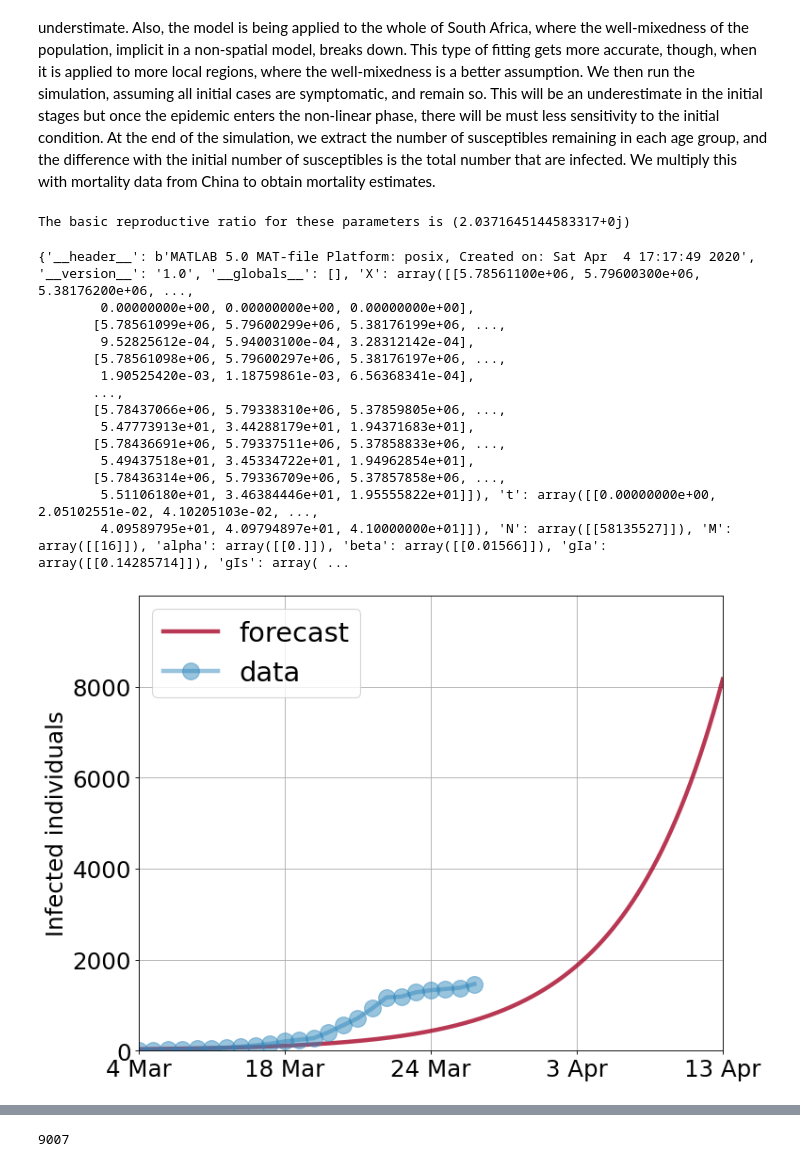
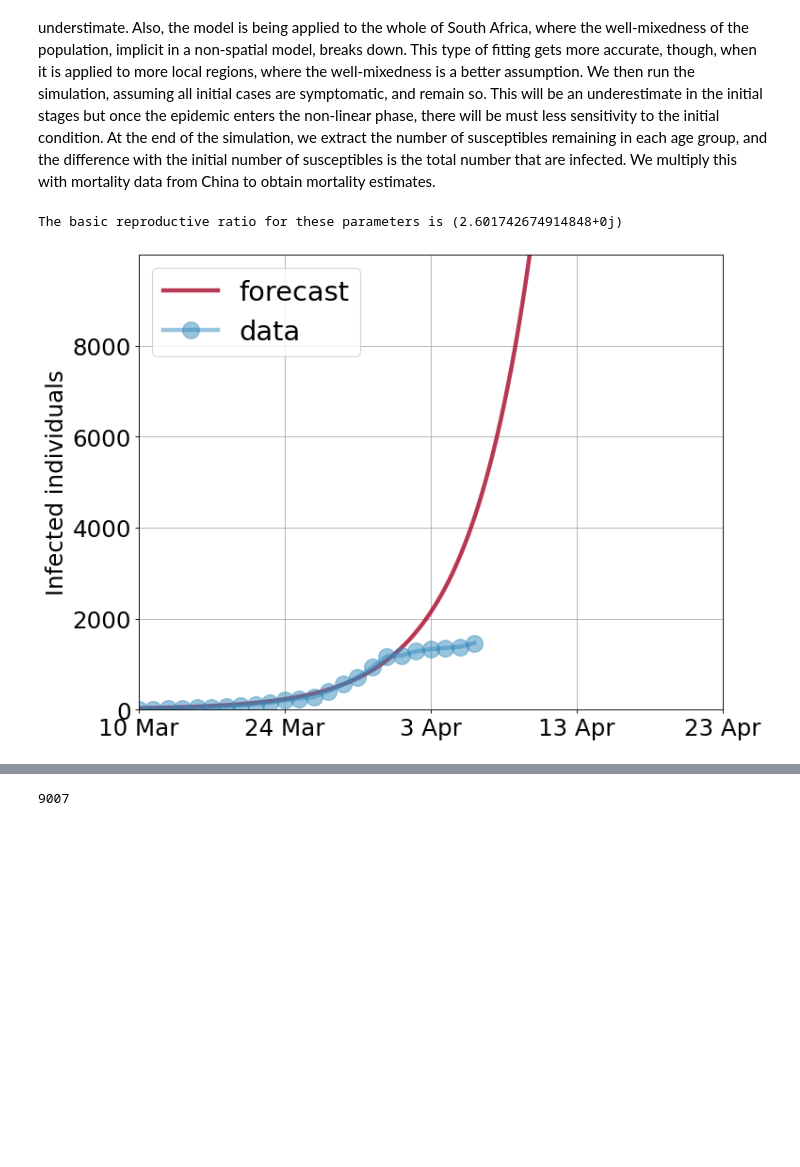
Before and after one commit to philip-mach/pyross, a Jupyter notebook: examples/ex3-age-structured-SIR-for-South-Africa.ipynb, the cells around one changed output, grey strips where cells are left out. Drawn from its saved outputs; the diff is of its cells as text; code cells hidden in the pictures; blank space fills up the shorter version.

```diff
--- a/examples/ex3-age-structured-SIR-for-South-Africa.ipynb
+++ b/examples/ex3-age-structured-SIR-for-South-Africa.ipynb
@@ -49,7 +49,7 @@ CA = np.array(my_data)
 # matrix of total contacts
 C=CH+CW+CS+CO
 # %%
-beta  = 0.01566          # infection rate
+beta  = 0.02          # infection rate  was 0.01566
 gIa   = 1./7            # recovery rate of asymptomatic infectives
 gIs   = 1./7            # recovery rate of symptomatic infectives
 alpha = 0.               # fraction of asymptomatic infectives
@@ -80,7 +80,7 @@ L[M:2*M, M:2*M] = fsa*((1-alpha)*beta/gIs)*L0
 r0 = np.max(np.linalg.eigvals(L))
 print("The basic reproductive ratio for these parameters is", r0)
 # %% [output]
-The basic reproductive ratio for these parameters is (2.0371645144583317+0j)
+The basic reproductive ratio for these parameters is (2.601742674914848+0j)
 # %%
 # duration of simulation and data file
 Tf=21*2-1;  Nf=2000; filename='this.mat'
@@ -99,43 +99,27 @@ model.simulate(S_0, Ia_0, Is_0, contactMatrix, Tf, Nf, filename)
 # %%
 from scipy.io import loadmat
 
 data=loadmat(filename); t = data['t'][0]; IC  = np.zeros((Nf))
 for i in range(M):
         IC += data['X'][:,2*M+i]
 
-print (data)
-
 fig = plt.figure(num=None, figsize=(10, 8), dpi=80, facecolor='w', edgecolor='k')
 plt.rcParams.update({'font.size': 22})
 
 plt.plot(t, IC, '-', lw=4, color='#A60628', label='forecast', alpha=0.8)
-plt.xticks(np.arange(0, Tf, 10), ('4 Mar', '18 Mar', '24 Mar', '3 Apr', '13 Apr', '23 Apr'));
+plt.xticks(np.arange(0, Tf, 10), ('10 Mar', '24 Mar', '3 Apr', '13 Apr', '23 Apr', '3 May'));
 
 my_data = np.genfromtxt('data/covid-cases/southafrica.txt', delimiter='', skip_header=6)
 day, cases = my_data[:,0], my_data[:,2]
 
 plt.plot(cases, 'o-', lw=4, color='#348ABD', ms=16, label='data', alpha=0.5)
 
 plt.legend(fontsize=26, loc='upper left'); plt.grid()
 plt.autoscale(enable=True, axis='x', tight=True)
 plt.ylabel('Infected individuals'); plt.xlim(0, 40); plt.ylim(0, 9999);
 #plt.savefig('/Users/rsingh/Desktop/2a.png', format='png', dpi=212)
 # %% [output]
-{'__header__': b'MATLAB 5.0 MAT-file Platform: posix, Created on: Sat Apr  4 17:17:49 2020', '__version__': '1.0', '__globals__': [], 'X': array([[5.78561100e+06, 5.79600300e+06, 5.38176200e+06, ...,
-        0.00000000e+00, 0.00000000e+00, 0.00000000e+00],
-       [5.78561099e+06, 5.79600299e+06, 5.38176199e+06, ...,
-        9.52825612e-04, 5.94003100e-04, 3.28312142e-04],
-       [5.78561098e+06, 5.79600297e+06, 5.38176197e+06, ...,
-        1.90525420e-03, 1.18759861e-03, 6.56368341e-04],
-       ...,
-       [5.78437066e+06, 5.79338310e+06, 5.37859805e+06, ...,
-        5.47773913e+01, 3.44288179e+01, 1.94371683e+01],
-       [5.78436691e+06, 5.79337511e+06, 5.37858833e+06, ...,
-        5.49437518e+01, 3.45334722e+01, 1.94962854e+01],
-       [5.78436314e+06, 5.79336709e+06, 5.37857858e+06, ...,
-        5.51106180e+01, 3.46384446e+01, 1.95555822e+01]]), 't': array([[0.00000000e+00, 2.05102551e-02, 4.10205103e-02, ...,
-        4.09589795e+01, 4.09794897e+01, 4.10000000e+01]]), 'N': array([[58135527]]), 'M': array([[16]]), 'alpha': array([[0.]]), 'beta': array([[0.01566]]), 'gIa': array([[0.14285714]]), 'gIs': array( ...
-[figure, old version]
+[figure, new version]
 # %%
 C=CH+CW+CS+CO
 Tf=200;
```
Also changed, not shown: parts of 8 cells of this notebook, 2 other files.
